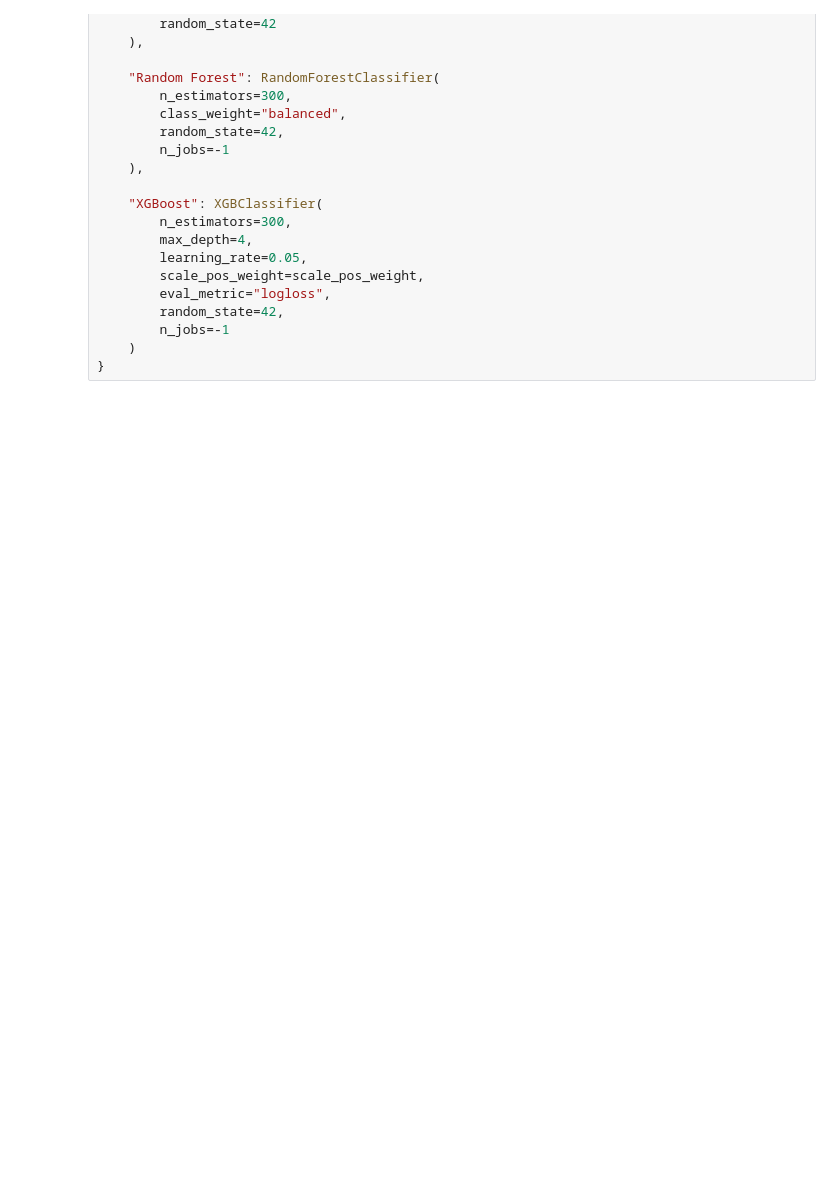
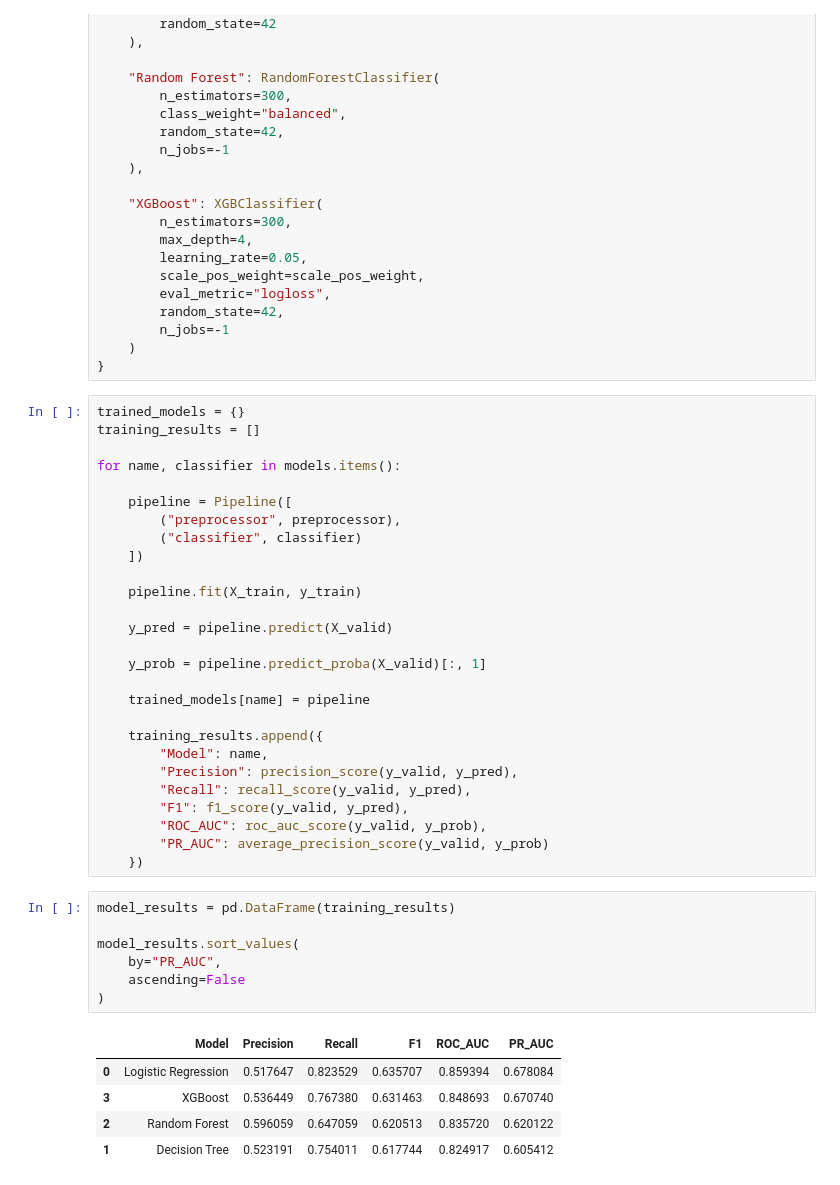
Before and after one commit to msmhtaghavi/customer-churn-prediction, a Jupyter notebook: notebooks/Untitled1.ipynb, the cells around one changed output. Cells and saved outputs as stored; diff of their text form; blank space fills up the shorter version.

```diff
--- a/notebooks/Untitled1.ipynb
+++ b/notebooks/Untitled1.ipynb
@@ -64,3 +64,43 @@ models = {
         n_jobs=-1
     )
 }
+# %%
+trained_models = {}
+training_results = []
+
+for name, classifier in models.items():
+
+    pipeline = Pipeline([
+        ("preprocessor", preprocessor),
+        ("classifier", classifier)
+    ])
+
+    pipeline.fit(X_train, y_train)
+
+    y_pred = pipeline.predict(X_valid)
+
+    y_prob = pipeline.predict_proba(X_valid)[:, 1]
+
+    trained_models[name] = pipeline
+
+    training_results.append({
+        "Model": name,
+        "Precision": precision_score(y_valid, y_pred),
+        "Recall": recall_score(y_valid, y_pred),
+        "F1": f1_score(y_valid, y_pred),
+        "ROC_AUC": roc_auc_score(y_valid, y_prob),
+        "PR_AUC": average_precision_score(y_valid, y_prob)
+    })
+# %%
+model_results = pd.DataFrame(training_results)
+
+model_results.sort_values(
+    by="PR_AUC",
+    ascending=False
+)
+# %% [output]
+|  | Model | Precision | Recall | F1 | ROC_AUC | PR_AUC |
+| 0 | Logistic Regression | 0.517647 | 0.823529 | 0.635707 | 0.859394 | 0.678084 |
+| 3 | XGBoost | 0.536449 | 0.767380 | 0.631463 | 0.848693 | 0.670740 |
+| 2 | Random Forest | 0.596059 | 0.647059 | 0.620513 | 0.835720 | 0.620122 |
+| 1 | Decision Tree | 0.523191 | 0.754011 | 0.617744 | 0.824917 | 0.605412 |
```
Also changed, not shown: parts of 1 cell of this notebook.
